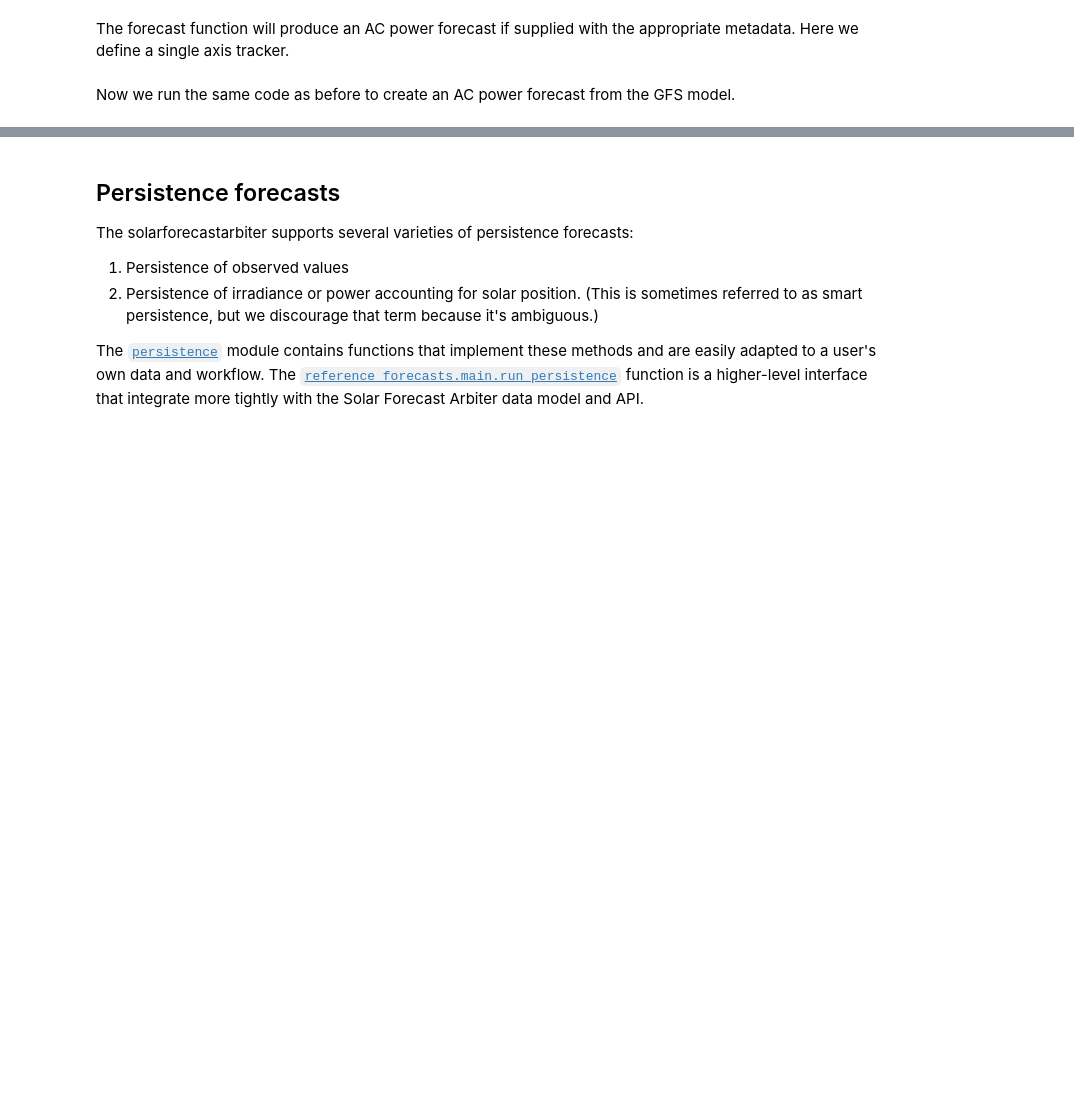
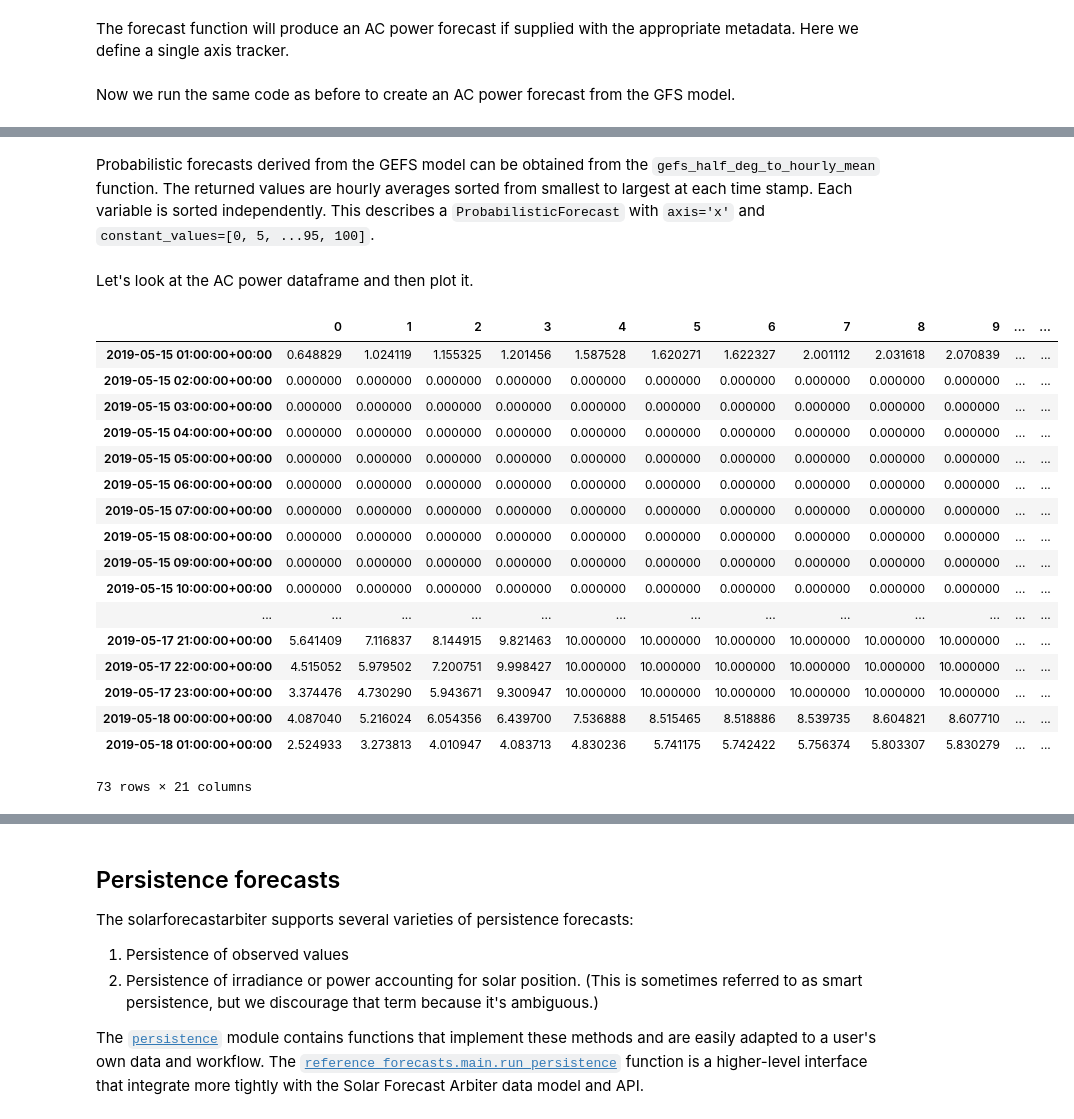
Before and after one commit to SolarArbiter/workshop, a Jupyter notebook: reference_forecasts.ipynb, the cells around one changed output, grey strips where cells are left out. Saved outputs shown, nothing was run; the diff lists cells and outputs as text; code cells hidden in the pictures; blank space fills up the shorter version.

```diff
--- a/reference_forecasts.ipynb
+++ b/reference_forecasts.ipynb
@@ -219,3 +269,71 @@ show(grid)
 # %% [output]
 [interactive output not drawn]
 [interactive output not drawn]
+# %% [markdown]
+Probabilistic forecasts derived from the GEFS model can be obtained from the `gefs_half_deg_to_hourly_mean` function. The returned values are hourly averages sorted from smallest to largest at each time stamp. Each variable is sorted independently. This describes a `ProbabilisticForecast` with `axis='x'` and `constant_values=[0, 5, ...95, 100]`.
+# %%
+# Complete GEFS is available 6 hours after its initialization time
+run_time = pd.Timestamp('20190515T0600Z')
+issue_time = pd.Timestamp('20190515T0100Z')
+
+# define a ProbablisticForecast object in 3 steps.
+# 1. define common metadata
+forecast_metadata = dict(
+    name='OASIS 3 days GHI GEFS',
+    site=plant,
+    variable='ghi',
+    interval_label='instant',
+    interval_value_type='mean',
+    interval_length='60',
+    issue_time_of_day='01:00',
+    run_length='4320',
+    lead_time_to_start='0'
+)
+
+# 2. define metadata for the forecast for each percentile
+#    these are known as ProbabilisticForecastConstantValue objects
+probfx_constantvalues = []
+for cv in range(0, 101, 5):
+    d = forecast_metadata.copy()
+    d['axis'] = 'x'
+    d['constant_value'] = cv
+    probfx_constantvalues.append(d)
+
+# 3. define metadata for the collection of percentile forecasts
+#    this is the ProbabilisticForecast
+d = forecast_metadata.copy()
+d['axis'] = 'x'
+d['constant_values'] = probfx_constantvalues
+forecast = datamodel.ProbabilisticForecast.from_dict(d)
+
+# select the model
+model = models.gefs_half_deg_to_hourly_mean
+
+# tell the model where to find the NWP data
+model_wrapped = partial(model, load_forecast=load_forecast)
+
+# load and process the NWP data. ac_power is None because site is not a power plant.
+ghi, dni, dhi, air_temperature, wind_speed, ac_power = main.run_nwp(forecast, model_wrapped, run_time, issue_time)
+# %% [markdown]
+Let's look at the AC power dataframe and then plot it.
+# %%
+ac_power
+# %% [output]
+|  | 0 | 1 | 2 | 3 | 4 | 5 | 6 | 7 | 8 | 9 | ... | ... |
+| 2019-05-15 01:00:00+00:00 | 0.648829 | 1.024119 | 1.155325 | 1.201456 | 1.587528 | 1.620271 | 1.622327 | 2.001112 | 2.031618 | 2.070839 | ... | ... |
+| 2019-05-15 02:00:00+00:00 | 0.000000 | 0.000000 | 0.000000 | 0.000000 | 0.000000 | 0.000000 | 0.000000 | 0.000000 | 0.000000 | 0.000000 | ... | ... |
+| 2019-05-15 03:00:00+00:00 | 0.000000 | 0.000000 | 0.000000 | 0.000000 | 0.000000 | 0.000000 | 0.000000 | 0.000000 | 0.000000 | 0.000000 | ... | ... |
+| 2019-05-15 04:00:00+00:00 | 0.000000 | 0.000000 | 0.000000 | 0.000000 | 0.000000 | 0.000000 | 0.000000 | 0.000000 | 0.000000 | 0.000000 | ... | ... |
+| 2019-05-15 05:00:00+00:00 | 0.000000 | 0.000000 | 0.000000 | 0.000000 | 0.000000 | 0.000000 | 0.000000 | 0.000000 | 0.000000 | 0.000000 | ... | ... |
+| 2019-05-15 06:00:00+00:00 | 0.000000 | 0.000000 | 0.000000 | 0.000000 | 0.000000 | 0.000000 | 0.000000 | 0.000000 | 0.000000 | 0.000000 | ... | ... |
+| 2019-05-15 07:00:00+00:00 | 0.000000 | 0.000000 | 0.000000 | 0.000000 | 0.000000 | 0.000000 | 0.000000 | 0.000000 | 0.000000 | 0.000000 | ... | ... |
+| 2019-05-15 08:00:00+00:00 | 0.000000 | 0.000000 | 0.000000 | 0.000000 | 0.000000 | 0.000000 | 0.000000 | 0.000000 | 0.000000 | 0.000000 | ... | ... |
+| 2019-05-15 09:00:00+00:00 | 0.000000 | 0.000000 | 0.000000 | 0.000000 | 0.000000 | 0.000000 | 0.000000 | 0.000000 | 0.000000 | 0.000000 | ... | ... |
+| 2019-05-15 10:00:00+00:00 | 0.000000 | 0.000000 | 0.000000 | 0.000000 | 0.000000 | 0.000000 | 0.000000 | 0.000000 | 0.000000 | 0.000000 | ... | ... |
+| ... | ... | ... | ... | ... | ... | ... | ... | ... | ... | ... | ... | ... |
+| 2019-05-17 21:00:00+00:00 | 5.641409 | 7.116837 | 8.144915 | 9.821463 | 10.000000 | 10.000000 | 10.000000 | 10.000000 | 10.000000 | 10.000000 | ... | ... |
+| 2019-05-17 22:00:00+00:00 | 4.515052 | 5.979502 | 7.200751 | 9.998427 | 10.000000 | 10.000000 | 10.000000 | 10.000000 | 10.000000 | 10.000000 | ... | ... |
+| 2019-05-17 23:00:00+00:00 | 3.374476 | 4.730290 | 5.943671 | 9.300947 | 10.000000 | 10.000000 | 10.000000 | 10.000000 | 10.000000 | 10.000000 | ... | ... |
+| 2019-05-18 00:00:00+00:00 | 4.087040 | 5.216024 | 6.054356 | 6.439700 | 7.536888 | 8.515465 | 8.518886 | 8.539735 | 8.604821 | 8.607710 | ... | ... |
+| 2019-05-18 01:00:00+00:00 | 2.524933 | 3.273813 | 4.010947 | 4.083713 | 4.830236 | 5.741175 | 5.742422 | 5.756374 | 5.803307 | 5.830279 | ... | ... |
+73 rows × 21 columns
```
Also changed, not shown: parts of 22 cells of this notebook, 5 other files.
